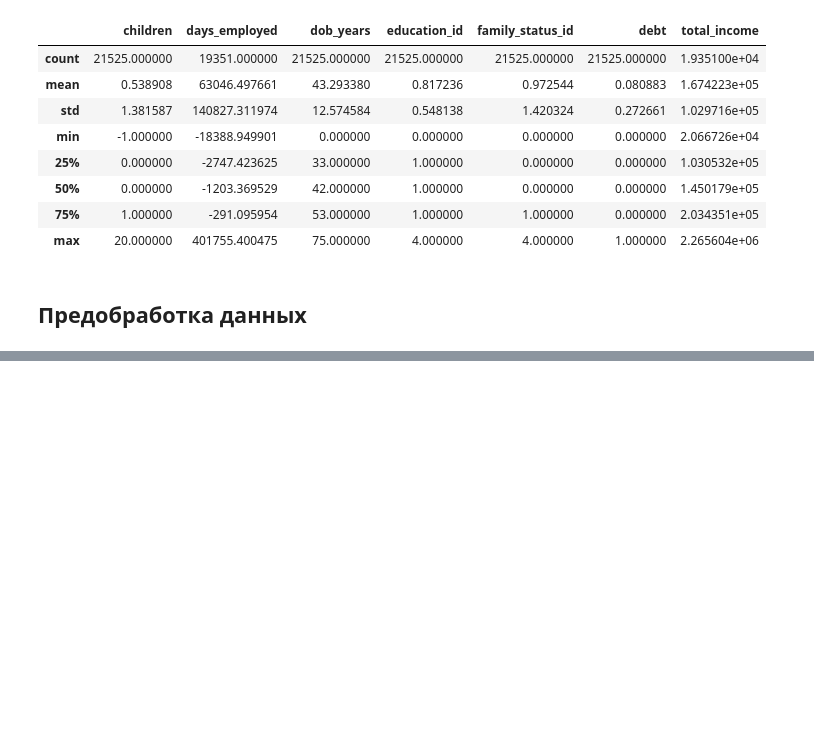
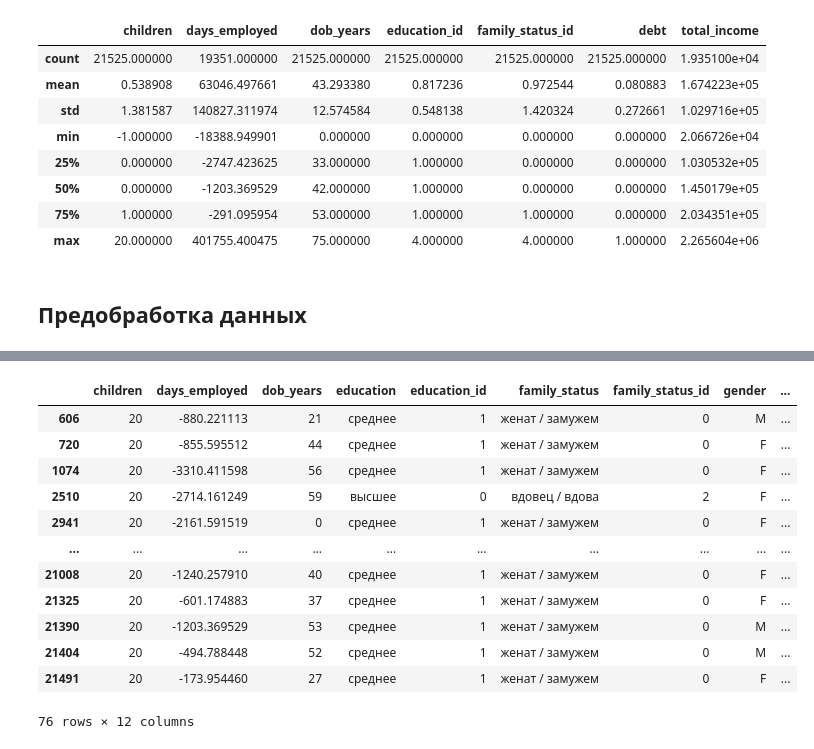
Before and after one commit to yerkebulanali/Yandex-Data-Science-Projects, a Jupyter notebook: Yandex Practicum Project 2.ipynb, the cells around one changed output, grey strips where cells are left out. Saved outputs shown, nothing was run; the diff lists cells and outputs as text; code cells hidden in the pictures; blank space fills up the shorter version.

```diff
--- a/Yandex Practicum Project 2.ipynb
+++ b/Yandex Practicum Project 2.ipynb
@@ -104,0 +178,16 @@ df.describe()
+# %%
+df[df['children'] > 5]
+# %% [output]
+|  | children | days_employed | dob_years | education | education_id | family_status | family_status_id | gender | ... |
+| 606 | 20 | -880.221113 | 21 | среднее | 1 | женат / замужем | 0 | M | ... |
+| 720 | 20 | -855.595512 | 44 | среднее | 1 | женат / замужем | 0 | F | ... |
+| 1074 | 20 | -3310.411598 | 56 | среднее | 1 | женат / замужем | 0 | F | ... |
+| 2510 | 20 | -2714.161249 | 59 | высшее | 0 | вдовец / вдова | 2 | F | ... |
+| 2941 | 20 | -2161.591519 | 0 | среднее | 1 | женат / замужем | 0 | F | ... |
+| ... | ... | ... | ... | ... | ... | ... | ... | ... | ... |
+| 21008 | 20 | -1240.257910 | 40 | среднее | 1 | женат / замужем | 0 | F | ... |
+| 21325 | 20 | -601.174883 | 37 | среднее | 1 | женат / замужем | 0 | F | ... |
+| 21390 | 20 | -1203.369529 | 53 | среднее | 1 | женат / замужем | 0 | M | ... |
+| 21404 | 20 | -494.788448 | 52 | среднее | 1 | женат / замужем | 0 | M | ... |
+| 21491 | 20 | -173.954460 | 27 | среднее | 1 | женат / замужем | 0 | F | ... |
+76 rows × 12 columns
```
Also changed, not shown: parts of 59 cells of this notebook.
